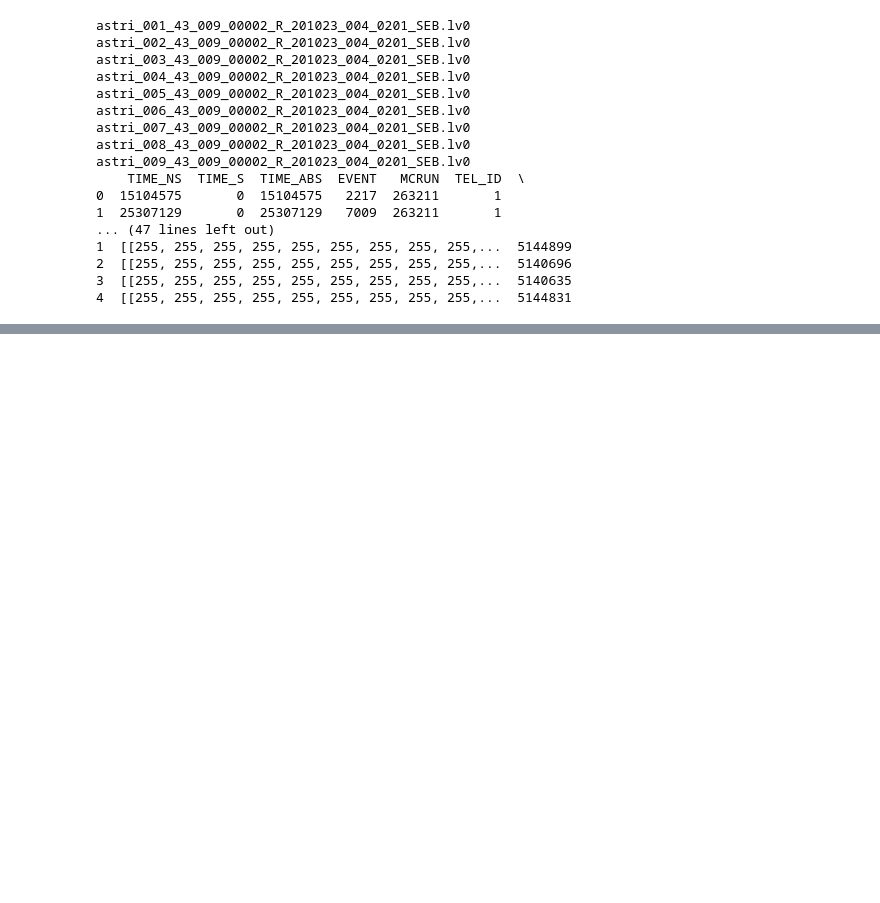
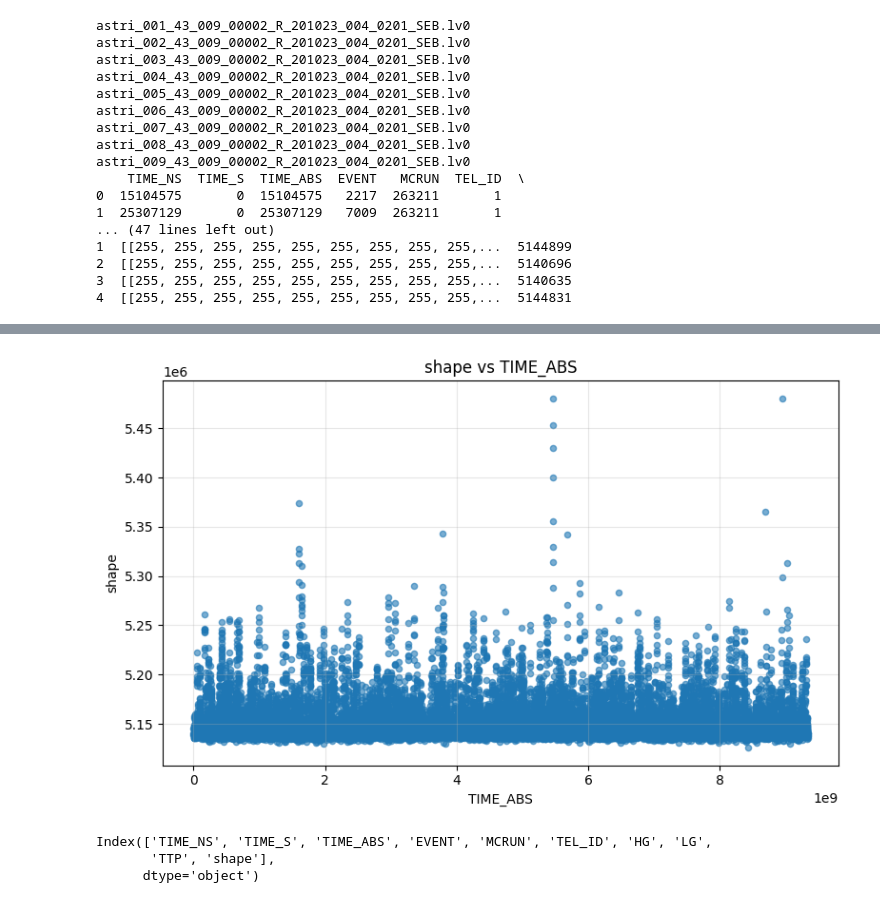
Before and after one commit to mfrancescangeli1/ASTRI, a Jupyter notebook: ev0_selectionevent.ipynb, the cells around one changed output, grey strips where cells are left out. Saved outputs shown, nothing was run; the diff lists cells and outputs as text; code cells hidden in the pictures; blank space fills up the shorter version.

```diff
--- a/ev0_selectionevent.ipynb
+++ b/ev0_selectionevent.ipynb
@@ -42,7 +42,7 @@ for i in file_numbers:
                 "TEL_ID": i,
                 "HG": list(hg),
                 "LG": list(lg),
-                "TTP": list(ttp)
+                "TTP": list(ttp),
             })
 
         dfs.append(df)
@@ -75,0 +72,16 @@ Totale gruppi trovati: 0
+# %%
+plt.figure(figsize=(8, 5))
+
+plt.scatter(df_all_sorted["TIME_ABS"],df_all_sorted["shape"],s=20,alpha=0.6)
+plt.xlabel("TIME_ABS")
+plt.ylabel("shape")
+plt.title("shape vs TIME_ABS")
+
+plt.grid(True, alpha=0.3)
+plt.tight_layout()
+plt.show()
+# %% [output]
+[figure, added]
+Index(['TIME_NS', 'TIME_S', 'TIME_ABS', 'EVENT', 'MCRUN', 'TEL_ID', 'HG', 'LG',
+       'TTP', 'shape'],
+      dtype='object')
```
Also changed, not shown: parts of 3 cells of this notebook, 3 other files.
